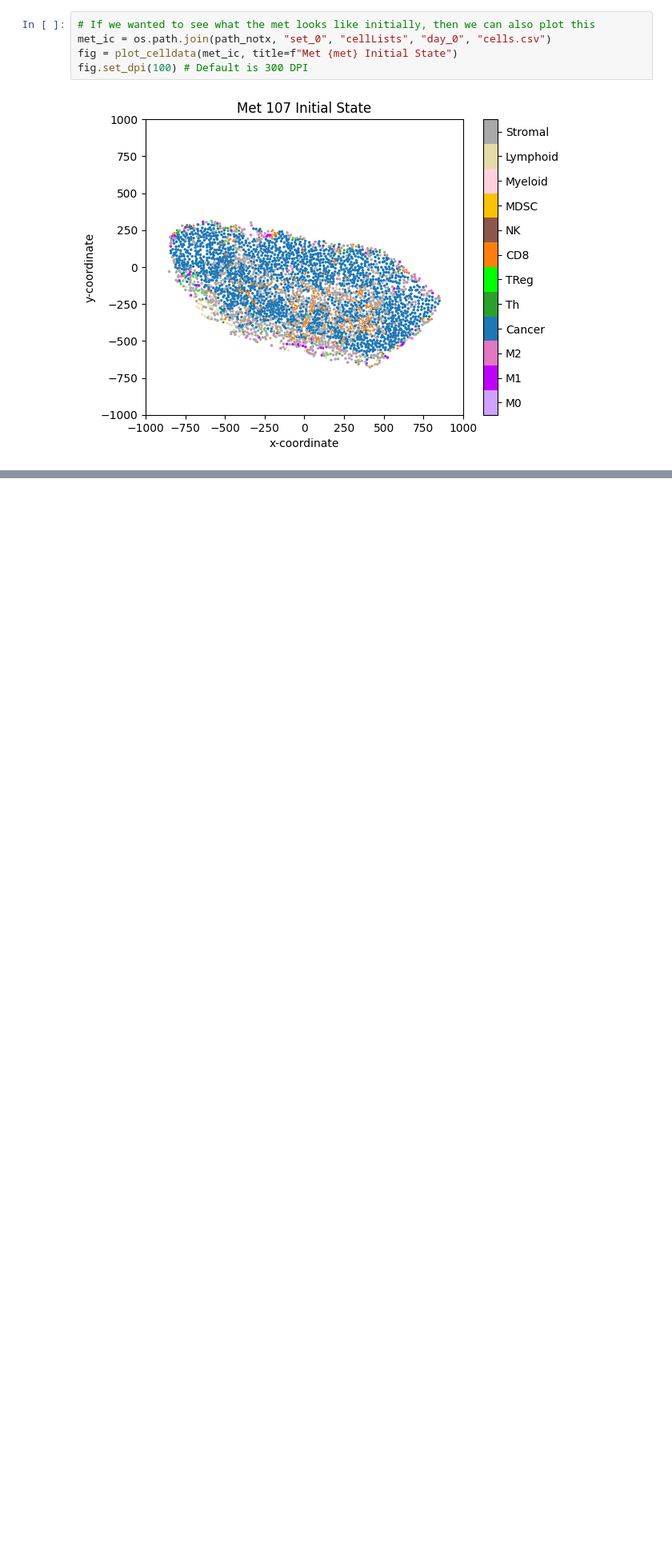
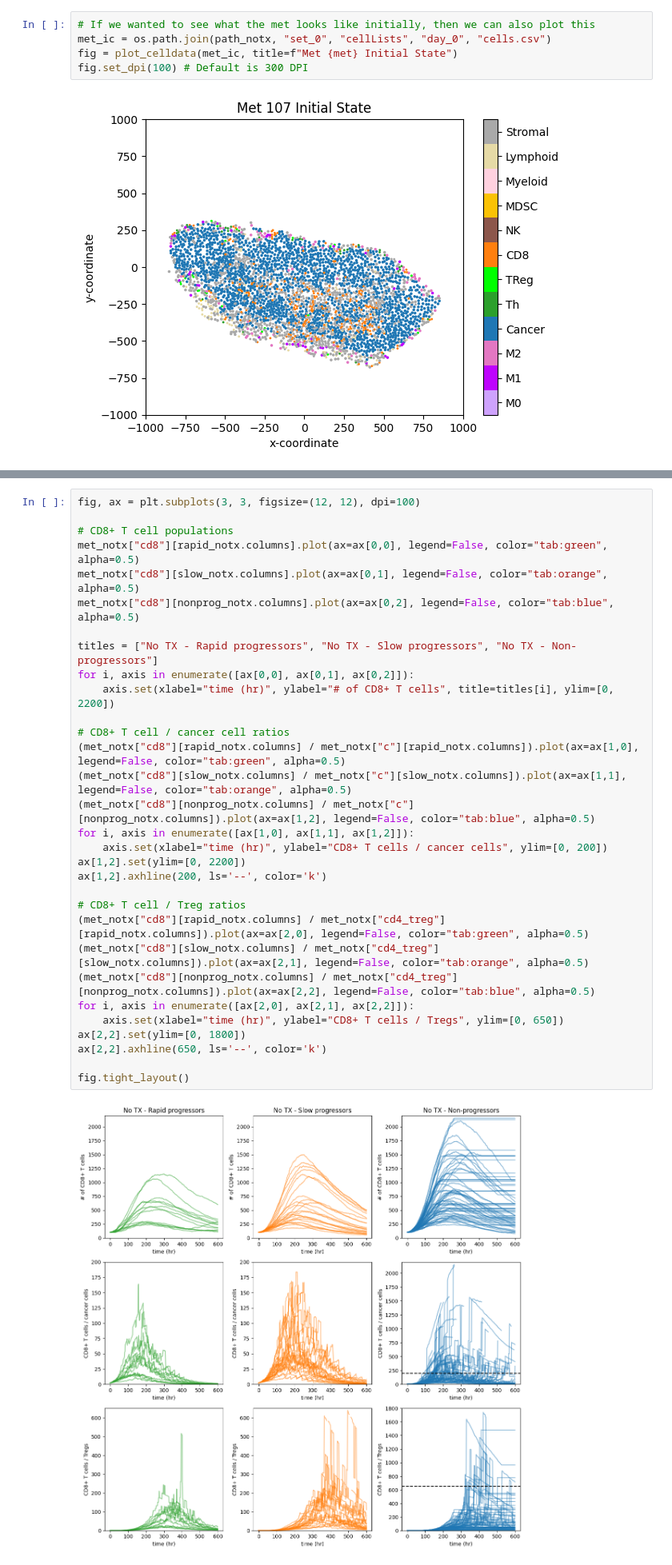
Before and after one commit to FinleyLabUSC/breast_cancer, a Jupyter notebook: python/example.ipynb, the cells around one changed output, grey strips where cells are left out. Shown at 80% size. Saved outputs shown, nothing was run; the diff lists cells and outputs as text; blank space fills up the shorter version.

```diff
--- a/python/example.ipynb
+++ b/python/example.ipynb
@@ -90,0 +184,33 @@ fig.set_dpi(100) # Default is 300 DPI
+# %%
+fig, ax = plt.subplots(3, 3, figsize=(12, 12), dpi=100)
+
+# CD8+ T cell populations
+met_notx["cd8"][rapid_notx.columns].plot(ax=ax[0,0], legend=False, color="tab:green", alpha=0.5)
+met_notx["cd8"][slow_notx.columns].plot(ax=ax[0,1], legend=False, color="tab:orange", alpha=0.5)
+met_notx["cd8"][nonprog_notx.columns].plot(ax=ax[0,2], legend=False, color="tab:blue", alpha=0.5)
+
+titles = ["No TX - Rapid progressors", "No TX - Slow progressors", "No TX - Non-progressors"]
+for i, axis in enumerate([ax[0,0], ax[0,1], ax[0,2]]):
+    axis.set(xlabel="time (hr)", ylabel="# of CD8+ T cells", title=titles[i], ylim=[0, 2200])
+
+# CD8+ T cell / cancer cell ratios
+(met_notx["cd8"][rapid_notx.columns] / met_notx["c"][rapid_notx.columns]).plot(ax=ax[1,0], legend=False, color="tab:green", alpha=0.5)
+(met_notx["cd8"][slow_notx.columns] / met_notx["c"][slow_notx.columns]).plot(ax=ax[1,1], legend=False, color="tab:orange", alpha=0.5)
+(met_notx["cd8"][nonprog_notx.columns] / met_notx["c"][nonprog_notx.columns]).plot(ax=ax[1,2], legend=False, color="tab:blue", alpha=0.5)
+for i, axis in enumerate([ax[1,0], ax[1,1], ax[1,2]]):
+    axis.set(xlabel="time (hr)", ylabel="CD8+ T cells / cancer cells", ylim=[0, 200])
+ax[1,2].set(ylim=[0, 2200])
+ax[1,2].axhline(200, ls='--', color='k')
+
+# CD8+ T cell / Treg ratios
+(met_notx["cd8"][rapid_notx.columns] / met_notx["cd4_treg"][rapid_notx.columns]).plot(ax=ax[2,0], legend=False, color="tab:green", alpha=0.5)
+(met_notx["cd8"][slow_notx.columns] / met_notx["cd4_treg"][slow_notx.columns]).plot(ax=ax[2,1], legend=False, color="tab:orange", alpha=0.5)
+(met_notx["cd8"][nonprog_notx.columns] / met_notx["cd4_treg"][nonprog_notx.columns]).plot(ax=ax[2,2], legend=False, color="tab:blue", alpha=0.5)
+for i, axis in enumerate([ax[2,0], ax[2,1], ax[2,2]]):
+    axis.set(xlabel="time (hr)", ylabel="CD8+ T cells / Tregs", ylim=[0, 650])
+ax[2,2].set(ylim=[0, 1800])
+ax[2,2].axhline(650, ls='--', color='k')
+
+fig.tight_layout()
+# %% [output]
+[figure, added]
```
Also changed, not shown: parts of 10 cells of this notebook.
